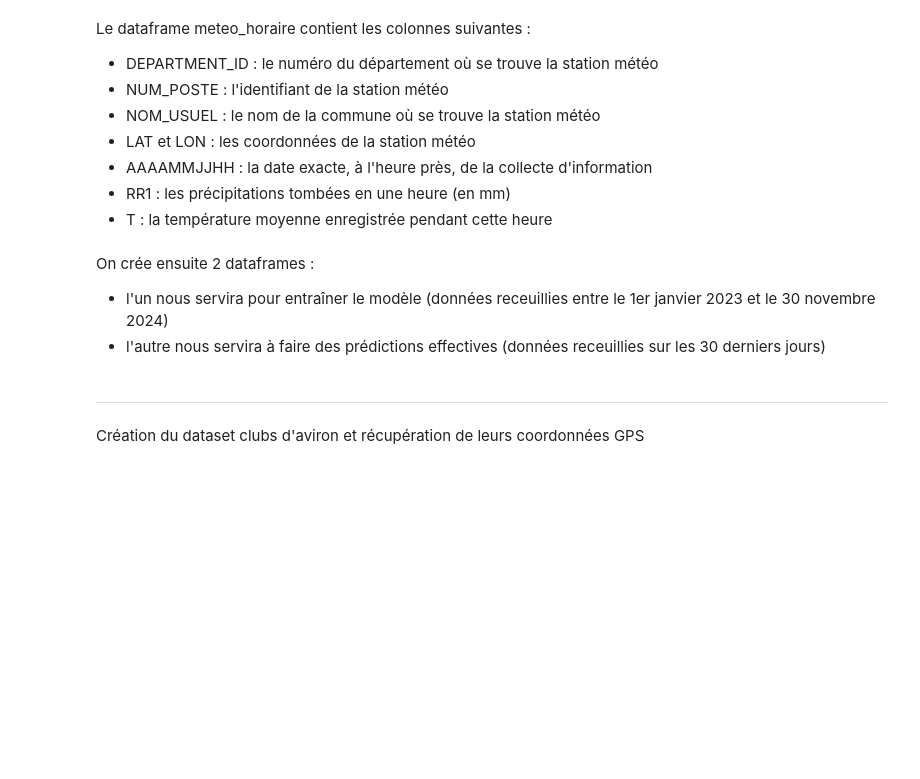
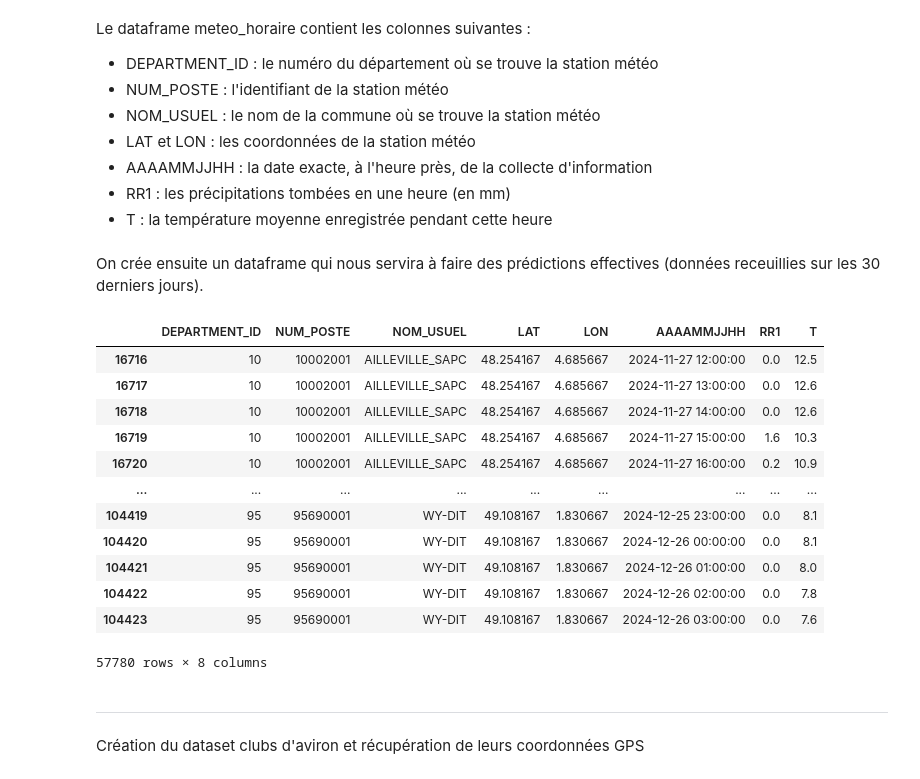
Before and after one commit to vadim-gisserot/Projet-de-Python-Leroux-Gisserot, a Jupyter notebook: notebooks/draft2.ipynb, the cells around one changed output. Saved outputs shown, nothing was run; the diff lists cells and outputs as text; code cells hidden in the pictures; blank space fills up the shorter version.

```diff
--- a/notebooks/draft2.ipynb
+++ b/notebooks/draft2.ipynb
@@ -75,6 +79,4 @@ Le dataframe meteo_horaire contient les colonnes suivantes :
 - RR1 : les précipitations tombées en une heure (en mm)
 - T : la température moyenne enregistrée pendant cette heure
 # %% [markdown]
-On crée ensuite 2 dataframes :
-- l'un nous servira pour entraîner le modèle (données receuillies entre le 1er janvier 2023 et le 30 novembre 2024)
-- l'autre nous servira à faire des prédictions effectives (données receuillies sur les 30 derniers jours)
+On crée ensuite un dataframe qui nous servira à faire des prédictions effectives (données receuillies sur les 30 derniers jours).
@@ -84,7 +83,22 @@ meteo_horaire_train = meteo_horaire[meteo_horaire['AAAAMMJJHH'] < date_limite]
 # %%
 date_ajd = pd.to_datetime(datetime.now())
 date_debut = date_ajd - timedelta(days=30)
 meteo_horaire_pred = meteo_horaire[(meteo_horaire['AAAAMMJJHH'] > date_debut) & (meteo_horaire['AAAAMMJJHH'] <= date_ajd)]
+meteo_horaire_pred
+# %% [output]
+|  | DEPARTMENT_ID | NUM_POSTE | NOM_USUEL | LAT | LON | AAAAMMJJHH | RR1 | T |
+| 16716 | 10 | 10002001 | AILLEVILLE_SAPC | 48.254167 | 4.685667 | 2024-11-27 12:00:00 | 0.0 | 12.5 |
+| 16717 | 10 | 10002001 | AILLEVILLE_SAPC | 48.254167 | 4.685667 | 2024-11-27 13:00:00 | 0.0 | 12.6 |
+| 16718 | 10 | 10002001 | AILLEVILLE_SAPC | 48.254167 | 4.685667 | 2024-11-27 14:00:00 | 0.0 | 12.6 |
+| 16719 | 10 | 10002001 | AILLEVILLE_SAPC | 48.254167 | 4.685667 | 2024-11-27 15:00:00 | 1.6 | 10.3 |
+| 16720 | 10 | 10002001 | AILLEVILLE_SAPC | 48.254167 | 4.685667 | 2024-11-27 16:00:00 | 0.2 | 10.9 |
+| ... | ... | ... | ... | ... | ... | ... | ... | ... |
+| 104419 | 95 | 95690001 | WY-DIT | 49.108167 | 1.830667 | 2024-12-25 23:00:00 | 0.0 | 8.1 |
+| 104420 | 95 | 95690001 | WY-DIT | 49.108167 | 1.830667 | 2024-12-26 00:00:00 | 0.0 | 8.1 |
+| 104421 | 95 | 95690001 | WY-DIT | 49.108167 | 1.830667 | 2024-12-26 01:00:00 | 0.0 | 8.0 |
+| 104422 | 95 | 95690001 | WY-DIT | 49.108167 | 1.830667 | 2024-12-26 02:00:00 | 0.0 | 7.8 |
+| 104423 | 95 | 95690001 | WY-DIT | 49.108167 | 1.830667 | 2024-12-26 03:00:00 | 0.0 | 7.6 |
+57780 rows × 8 columns
 # %% [markdown]
 ---
 
```
Also changed, not shown: parts of 14 cells of this notebook.
